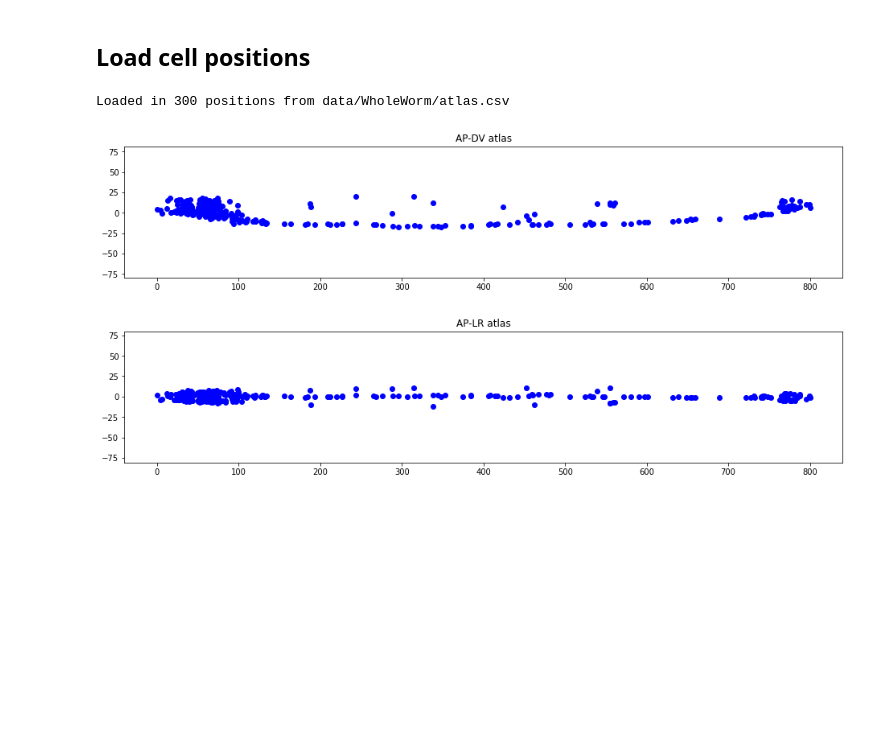
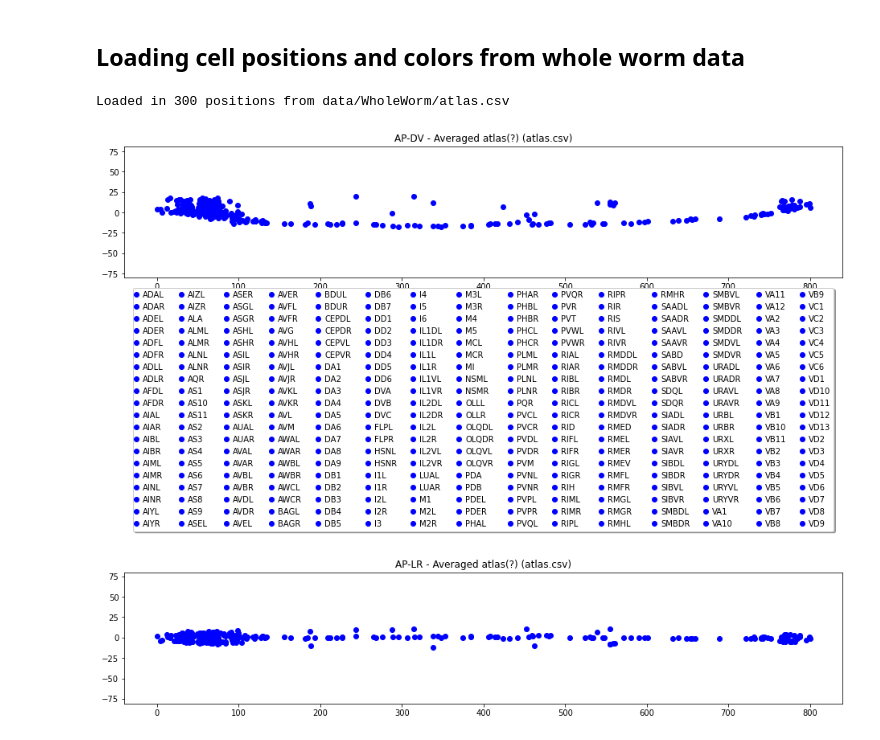
Before and after one commit to openworm/NeuroPAL, a Jupyter notebook: TestWholeWorm.ipynb, the cells around one changed output. Drawn from its saved outputs; the diff is of its cells as text; code cells hidden in the pictures; blank space fills up the shorter version.

```diff
--- a/TestWholeWorm.ipynb
+++ b/TestWholeWorm.ipynb
@@ -1,5 +1,5 @@
-# %% [markdown]
-## Load cell positions
+# %% [markdown]
+## Loading cell positions and colors from whole worm data
 # %%
 import csv
 
@@ -10,9 +10,20 @@ import matplotlib.pyplot as plt
 matplotlib.rcParams['legend.handlelength'] = 0
 plt.rcParams["figure.figsize"] = (16,3)
 
+def translate_pal_color(r_z,g_z,b_z):
+    # Very, very, very approximately!
+    def z_to_0_1(z):
+        return min(1,max(0,(z)/5.))
+    rgb = (z_to_0_1(r_z),z_to_0_1(g_z),z_to_0_1(b_z))
+    #print('Converted expression (%s,%s,%s) to %s'%(r_z,g_z,b_z,rgb))
+    return rgb
 
+saved_colors = {}
 def load_positions(csv_file):
     positions = {}
+    file_name = csv_file.split('/')[-1]
+    if not file_name in saved_colors:
+        saved_colors[file_name] = {}
 
     with open(csv_file, newline='') as csvfile:
         linereader = csv.reader(csvfile, delimiter=',')
@@ -31,20 +42,27 @@ def load_positions(csv_file):
                 positions[cell_name]['lr_position'] = float(row[index_z])
 
                 positions[cell_name]['color'] = 'b'
+                if len(row)>5:
+                    positions[cell_name]['color'] = translate_pal_color(float(row[5]),
+                                                                        float(row[6]),
+                                                                        float(row[7]))
+                    saved_colors[file_name][cell_name] = positions[cell_name]['color']
+                elif cell_name in saved_colors[file_name]:
+                    positions[cell_name]['color'] = saved_colors[file_name][cell_name]
 
     print('Loaded in %i positions from %s'%(len(positions),csv_file))
     return positions
 # %%
 
-def generate_ap_dv_plot(positions, ref):
+def generate_ap_dv_plot(positions, ref, type):
 
     plt.figure()
-    plt.title('AP-DV %s'%ref)
+    plt.title('AP-DV - %s (%s.csv)'%(type, ref))
     plt.axis('equal')
 
-    for neuron in positions:
+    for neuron in sorted(positions.keys()):
 
-        label=None
+        label='%s'%neuron
         plt.plot(positions[neuron]['ap_position'],
                  positions[neuron]['dv_position'],
                  marker="o",
@@ -52,10 +70,12 @@ def generate_ap_dv_plot(positions, ref):
                  color=positions[neuron]['color'],
                  label=label)
 
-def generate_ap_lr_plot(positions, ref):
+    plt.legend(loc='upper center', bbox_to_anchor=(0.5, -0.05), fancybox=True, shadow=True, ncol=15)
+
+def generate_ap_lr_plot(positions, ref, type):
 
     plt.figure()
-    plt.title('AP-LR %s'%ref)
+    plt.title('AP-LR - %s (%s.csv)'%(type, ref))
     plt.axis('equal')
 
     for neuron in positions:
@@ -69,9 +89,9 @@ def generate_ap_lr_plot(positions, ref):
                  label=label)
 # %%
 positions = load_positions('data/WholeWorm/atlas.csv')
-generate_ap_dv_plot(positions, 'atlas')
-generate_ap_lr_plot(positions, 'atlas')
+generate_ap_dv_plot(positions, 'atlas', 'Averaged atlas(?)')
+generate_ap_lr_plot(positions, 'atlas', 'Averaged atlas(?)')
 # %% [output]
 Loaded in 300 positions from data/WholeWorm/atlas.csv
-[figure, old version]
+[figure, new version]
-[figure, old version]
+[figure, new version]
```
Also changed, not shown: parts of 3 cells of this notebook.
